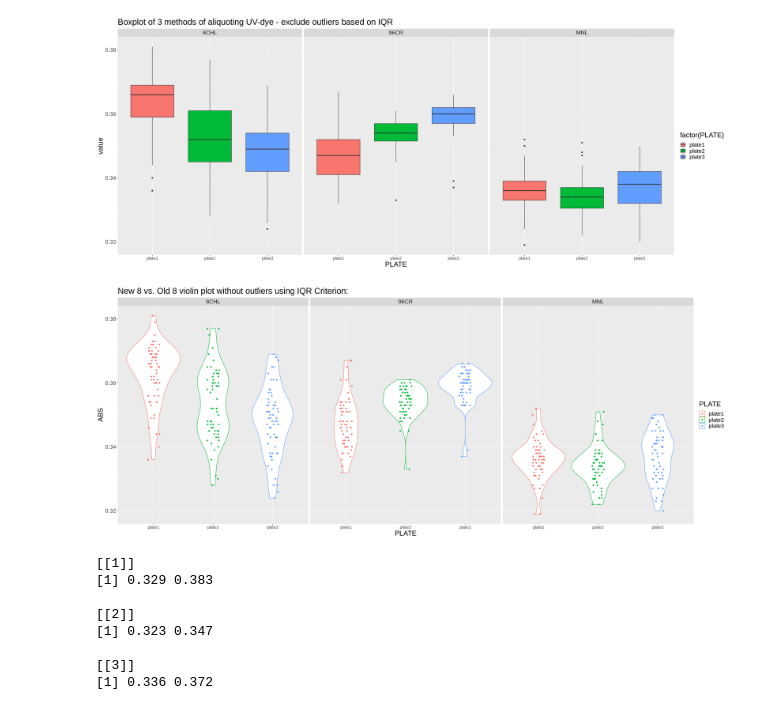
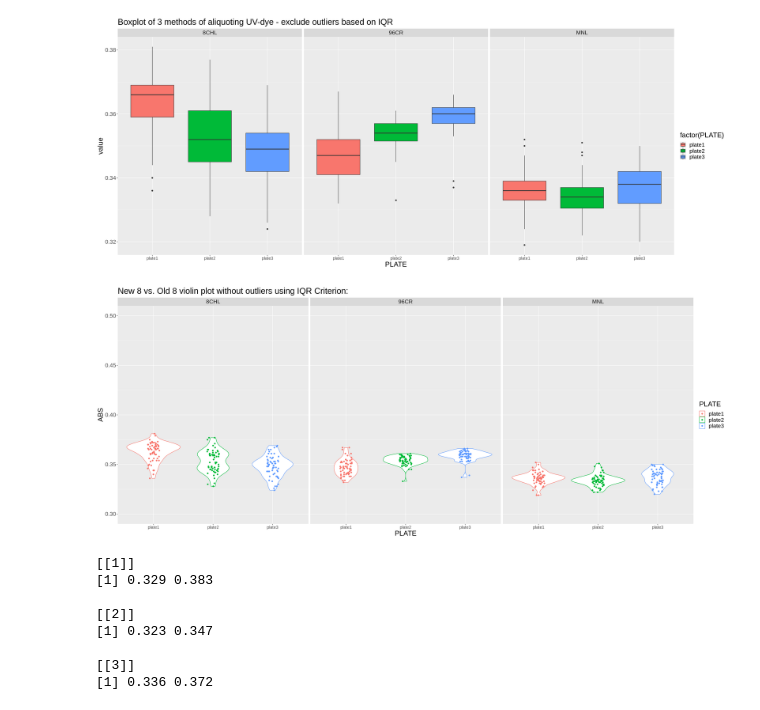
Before and after one commit to sktrinh12/bdb-R-python-nbks, a Jupyter notebook: corehead_data/t-test_uvvis_data_96v8.ipynb, the cells around one changed output. Drawn from its saved outputs; the diff is of its cells as text; code cells hidden in the pictures.

```diff
--- a/corehead_data/t-test_uvvis_data_96v8.ipynb
+++ b/corehead_data/t-test_uvvis_data_96v8.ipynb
@@ -454,15 +454,16 @@ ggplot(dff, aes(x=PLATE,y=value, group = PLATE, fill = factor(PLATE))) +
 # %%
 # violin plot without outliers using IQR Criterion
 ggplot(dff, aes(x=PLATE,y=value, colour = PLATE)) +
     geom_violin(aes(colour = PLATE)) +
     geom_jitter(height = 0, width = 0.1) +
     ggtitle("New 8 vs. Old 8 violin plot without outliers using IQR Criterion:" ) +
     ylab("ABS") +
+    ylim(c(0.3,0.5)) +
     facet_wrap(~ METHOD) +
     theme(text = element_text(size=20),
         axis.text.x = element_text(size = 12))
 # %% [output]
-[figure, old version]
+[figure, new version]
 # %%
 # outliers based on Hempel filter
 bounds_ls <- list()
```
Also changed, not shown: parts of 2 cells of this notebook, 20 other files.
